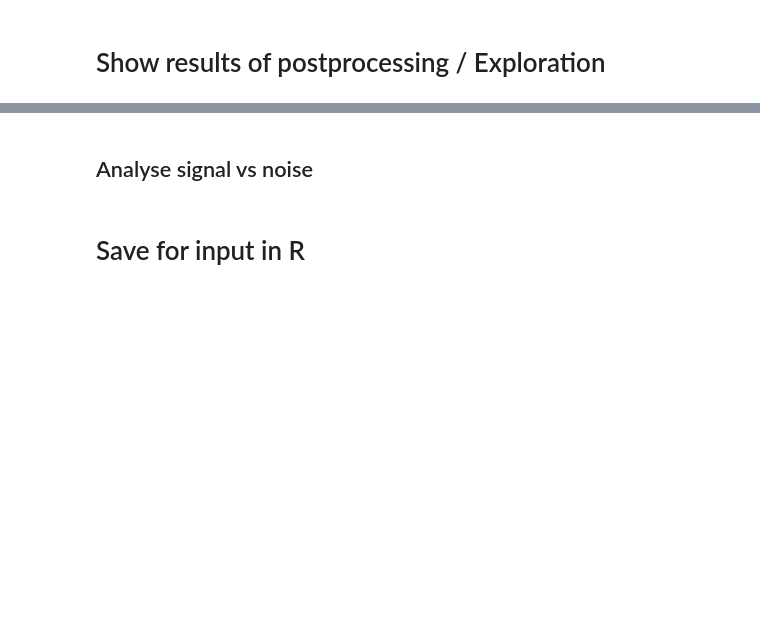
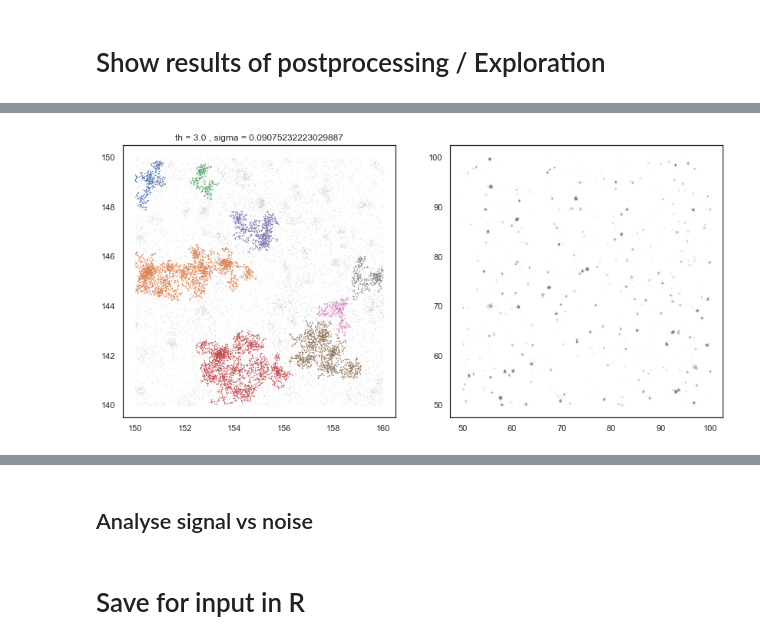
Before and after one commit to NoldAndreas/FINDER, a Jupyter notebook: Code/FigX4_Explore2DOptimizer_withReference_Streamlined_highDensityNoise.ipynb, the cells around one changed output, grey strips where cells are left out. Cells and saved outputs as stored; diff of their text form; code cells hidden in the pictures; blank space fills up the shorter version.

```diff
--- a/Code/FigX4_Explore2DOptimizer_withReference_Streamlined_highDensityNoise.ipynb
+++ b/Code/FigX4_Explore2DOptimizer_withReference_Streamlined_highDensityNoise.ipynb
@@ -558,8 +556,11 @@ df_opt_th_aboveT_ncl = GetLineOfOptima(phasespace_all_aboveT[['sigma', 'threshol
 # %%
-fig,axs = plt.subplots(1,1,figsize=(7,7));
-PlotScatter(XC_incell,ps_choose['labels'],axs);
-axs.set_title('th = '+str(ps_choose['threshold'])+' , sigma = '+str(ps_choose['sigma']));
+fig,axs = plt.subplots(1,2,figsize=(14,7));
+PlotScatter(XC_incell,ps_choose['labels'],axs[0]);
+PlotScatter(XC_outcell,ps_choose['labels_ref'],axs[1]);
+axs[0].set_title('th = '+str(ps_choose['threshold'])+' , sigma = '+str(ps_choose['sigma']));
 plt.savefig(save_name+"_ChossenClustering.png",bbox_inches="tight");
+# %% [output]
+[figure, added]
 # %%
 sns.pairplot(data=df_clusterSizes_all,vars=["similarityScore","clusterSize"],hue='type')
 # %%
```
Also changed, not shown: parts of 17 cells of this notebook, 7 other files.
